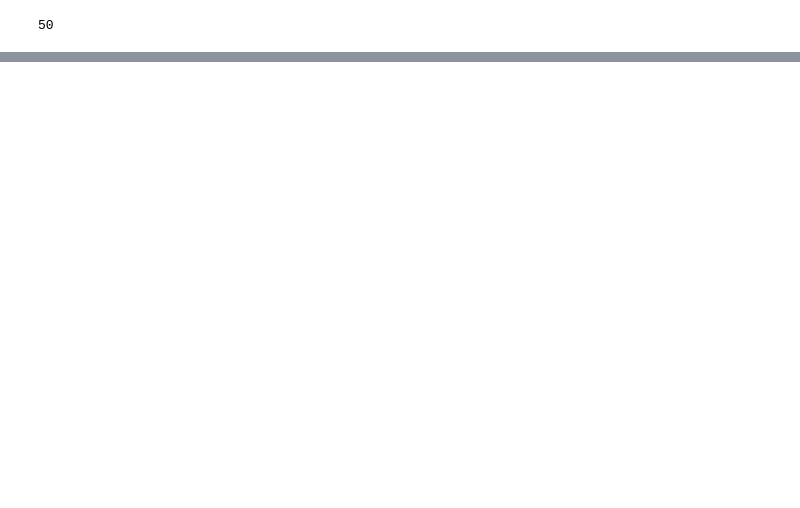
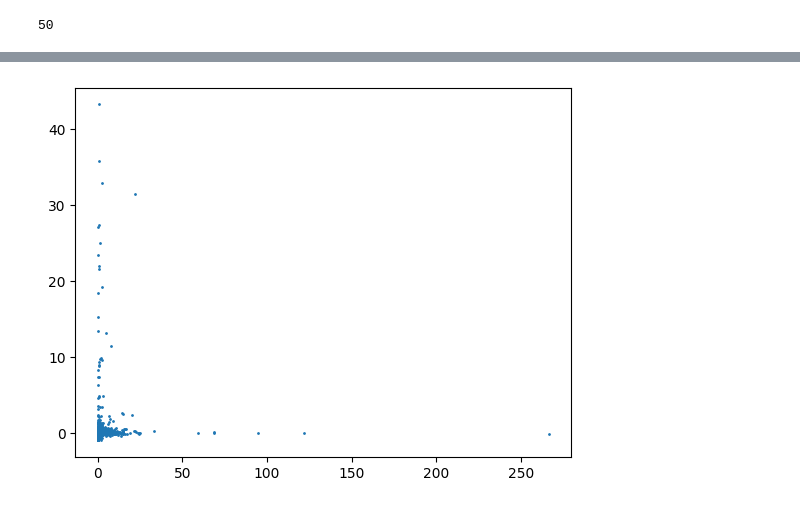
Before and after one commit to chung-ejy/orivault, a Jupyter notebook: strategies/alpaca_penny/penny_stocks_recommendations.ipynb, the cells around one changed output, grey strips where cells are left out. Cells and saved outputs as stored; diff of their text form; code cells hidden in the pictures; blank space fills up the shorter version.

```diff
--- a/strategies/alpaca_penny/penny_stocks_recommendations.ipynb
+++ b/strategies/alpaca_penny/penny_stocks_recommendations.ipynb
@@ -133,0 +104,17 @@ trades
+# %%
+ori = ADatabase("ori")
+ori.connect()
+ams = ori.retrieve("ams")
+ori.disconnect()
+dropped_columns = ["year","quarter","month","week","day","weekday","coefficient_of_variation","dividend","optimal"]
+dropped_columns.extend([x for x in simulation.columns if "test" in x])
+todays_view = simulation[simulation["date"]==simulation["date"].max()].drop(dropped_columns,axis=1).copy()
+todays_view = todays_view.merge(ams[["ticker","NAME_OF_ISSUER","SHARE_VALUE","share_price"]],on="ticker",how="inner")
+todays_view["pb"] = todays_view["adjclose"] / todays_view["share_price"] - 1
+todays_view["weight"] = todays_view["SHARE_VALUE"]/todays_view["SHARE_VALUE"].sum()
+todays_view["return"] = todays_view["pb"] * todays_view["weight"]
+# %%
+plt.scatter(todays_view["standard_dev"],todays_view["pb"],s=1)
+plt.show()
+# %% [output]
+[figure, added]
```
Also changed, not shown: parts of 9 cells of this notebook, 9 other files.
